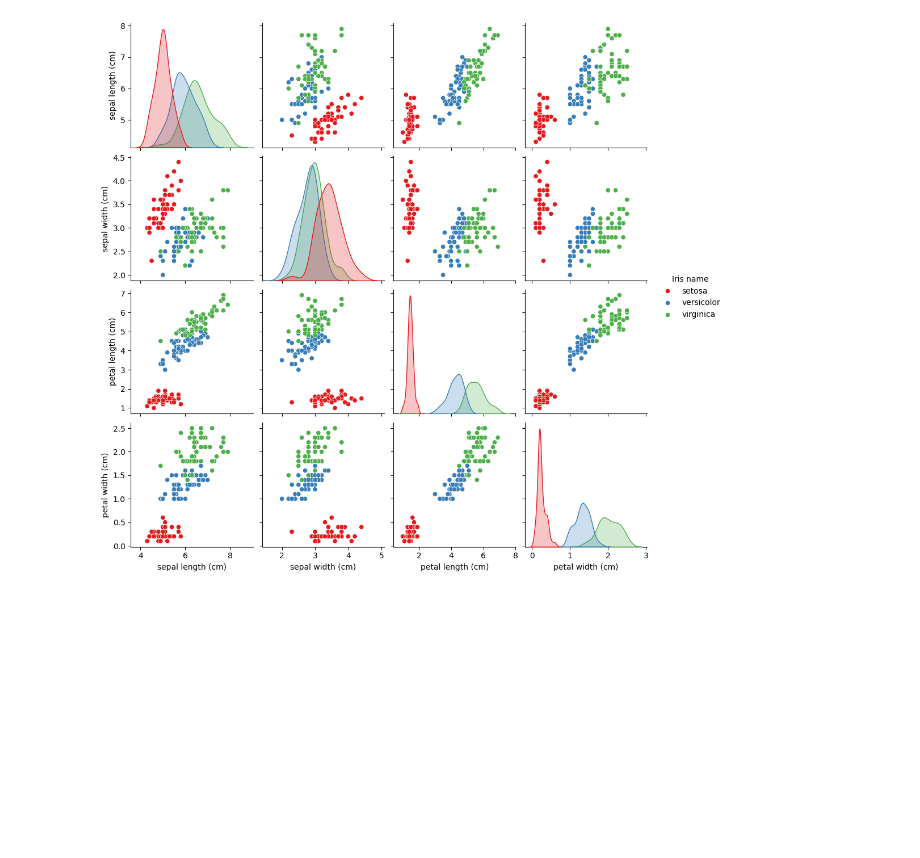
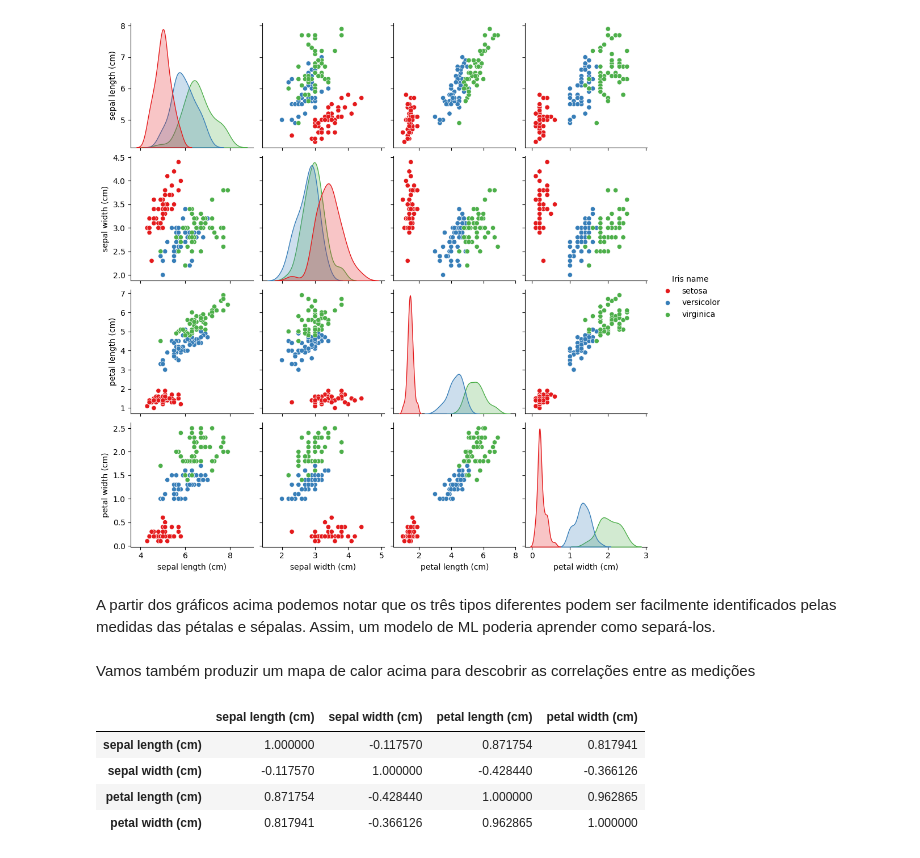
Before and after one commit to Heberson-Vinhote/dataset_iris_scikit-learn, a Jupyter notebook: dataset_iris.ipynb, the cells around one changed output. Drawn from its saved outputs; the diff is of its cells as text; code cells hidden in the pictures; blank space fills up the shorter version.

```diff
--- a/dataset_iris.ipynb
+++ b/dataset_iris.ipynb
@@ -127,3 +127,15 @@ A partir dos gráficos de violino acima podemos notar uma alta densidade de comp
 sns.pairplot(iris_df, hue = 'Iris name', vars= ['sepal length (cm)', 'sepal width (cm)', 'petal length (cm)', 'petal width (cm)'], palette= 'Set1');
 # %% [output]
 [figure]
+# %% [markdown]
+A partir dos gráficos acima podemos notar que os três tipos diferentes podem ser facilmente identificados pelas medidas das pétalas e sépalas. Assim, um modelo de ML poderia aprender como separá-los.
+# %% [markdown]
+Vamos também produzir um mapa de calor acima para descobrir as correlações entre as medições
+# %%
+iris_df.iloc[:,:4].corr()
+# %% [output]
+|  | sepal length (cm) | sepal width (cm) | petal length (cm) | petal width (cm) |
+| sepal length (cm) | 1.000000 | -0.117570 | 0.871754 | 0.817941 |
+| sepal width (cm) | -0.117570 | 1.000000 | -0.428440 | -0.366126 |
+| petal length (cm) | 0.871754 | -0.428440 | 1.000000 | 0.962865 |
+| petal width (cm) | 0.817941 | -0.366126 | 0.962865 | 1.000000 |
```
Also changed, not shown: parts of 2 cells of this notebook.
